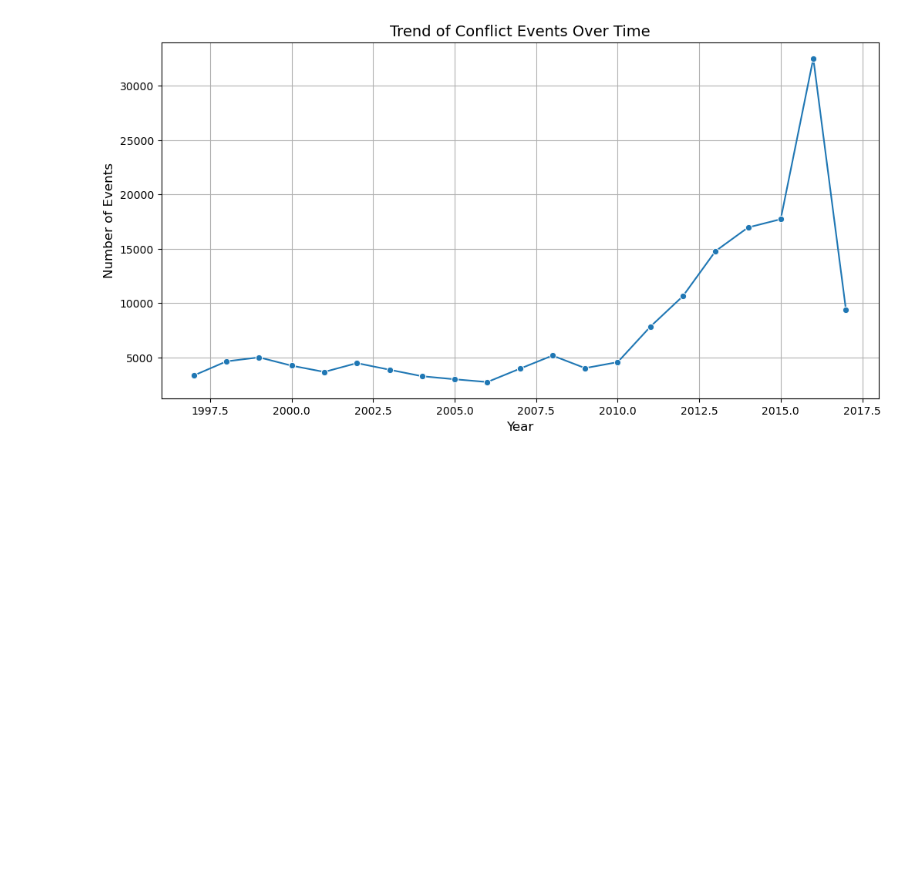
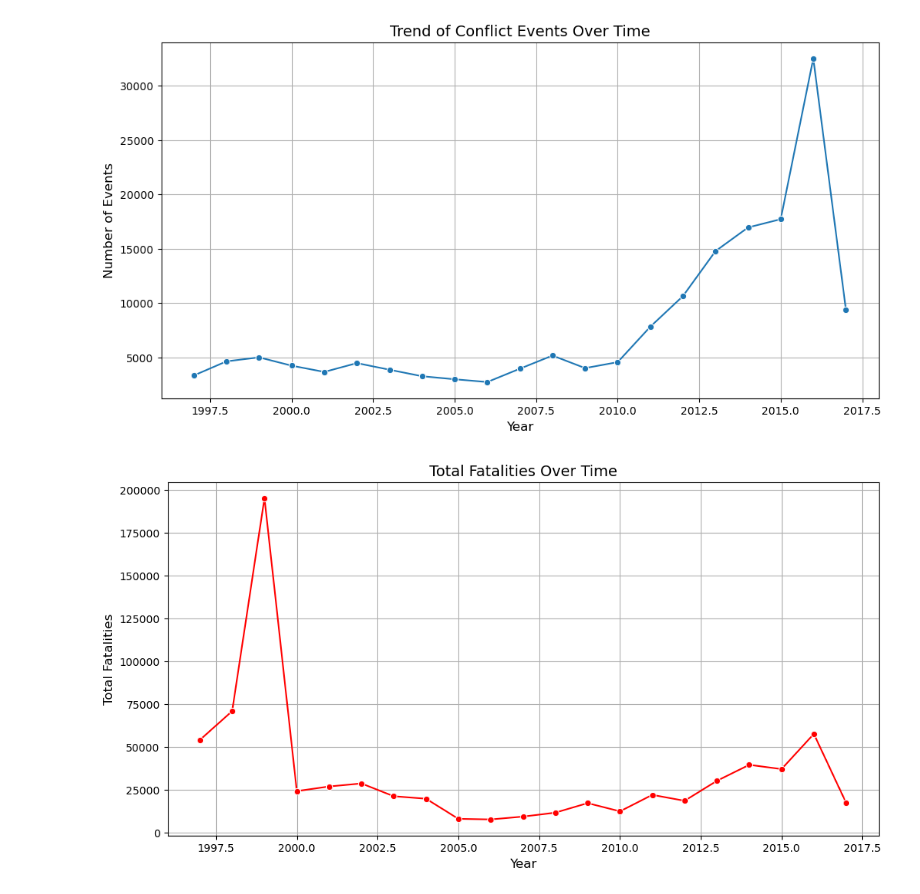
Before and after one commit to pedroalmada/ACLED_Africa_Conflict_1997_2017_Data, a Jupyter notebook: notebooks/01_data_cleaning.ipynb, the cells around one changed output. Drawn from its saved outputs; the diff is of its cells as text; code cells hidden in the pictures; blank space fills up the shorter version.

```diff
--- a/notebooks/01_data_cleaning.ipynb
+++ b/notebooks/01_data_cleaning.ipynb
@@ -465,3 +465,16 @@ plt.grid(True)
 plt.show()
 # %% [output]
 [figure]
+# %%
+#Fatalities Over Time Again to compare
+fatalities_per_year = df.groupby("YEAR")["FATALITIES"].sum()
+
+plt.figure(figsize=(12, 6))
+sns.lineplot(x=fatalities_per_year.index, y=fatalities_per_year.values, marker="o", color="red")
+plt.title("Total Fatalities Over Time", fontsize=14)
+plt.xlabel("Year", fontsize=12)
+plt.ylabel("Total Fatalities", fontsize=12)
+plt.grid(True)
+plt.show()
+# %% [output]
+[figure, added]
```
Also changed, not shown: parts of 2 cells of this notebook.
